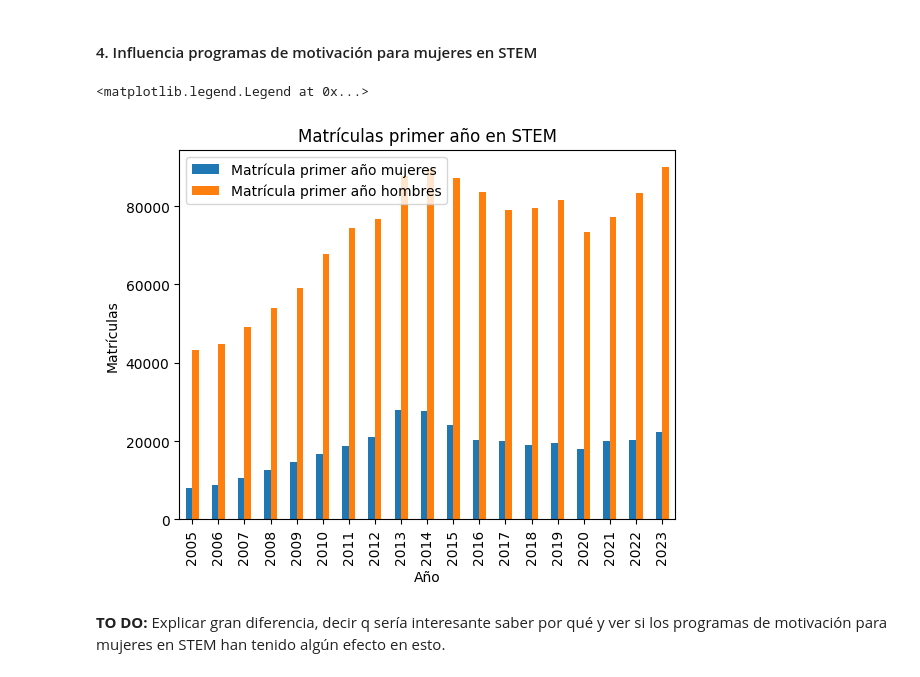
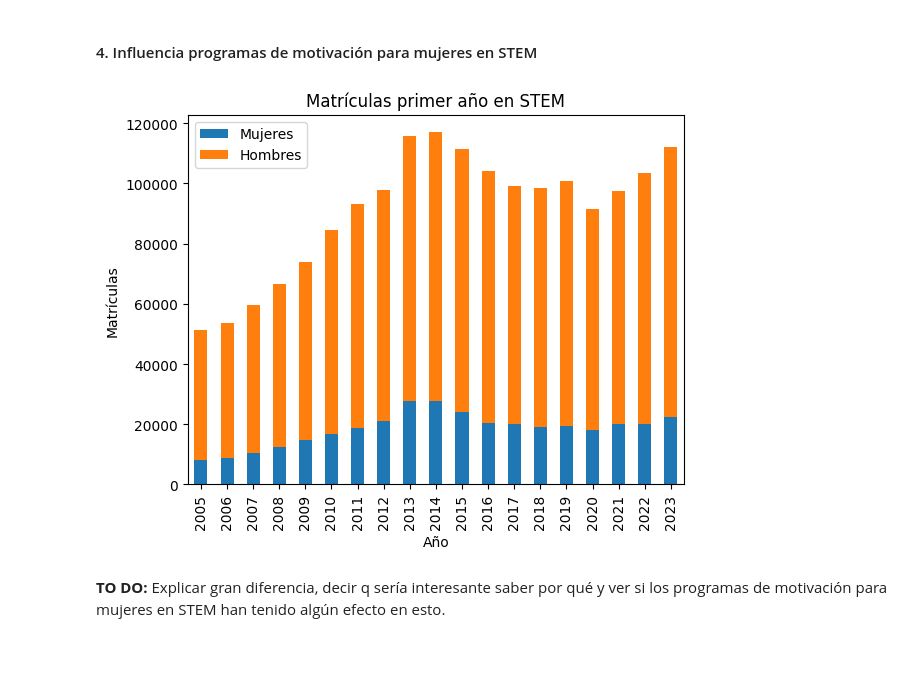
Before and after one commit to pabloskewes/proyecto-mineria-de-datos, a Jupyter notebook: hito1/exploracion.ipynb, the cells around one changed output. Cells and saved outputs as stored; diff of their text form; code cells hidden in the pictures.

```diff
--- a/hito1/exploracion.ipynb
+++ b/hito1/exploracion.ipynb
@@ -8,7 +10,7 @@ from wordcloud import WordCloud
 DATA_DIR = Path('../data').resolve()
 assert DATA_DIR.exists()
 # %%
-df = pd.read_excel(DATA_DIR / 'base_indices_2005-2023.xlsx', sheet_name='BaseINDICES_2005_2023')
+df = pd.read_excel('../data/base_indices_2005-2023.xlsx', sheet_name='BaseINDICES_2005_2023')
 # %%
 def calcular_matriculas_por_año(
     df: pd.DataFrame, columna_matricula: str | List[str]
@@ -271,17 +306,17 @@ Podemos ver que hay una clara aumento de matrículas de primer año en el año 2
 # %%
 matriculas_stem = calcular_matriculas_por_año(
     df[df["Area Conocimiento"] == "Tecnología"],
     ["Matrícula primer año mujeres", "Matrícula primer año hombres"],
 ).copy()
 matriculas_stem.index = matriculas_stem.index.year
-matriculas_stem.plot(label="Matrículas primer año en STEM", kind="bar")
+ax = matriculas_stem.plot(kind="bar", stacked=True)
 
 plt.xlabel("Año")
 plt.ylabel("Matrículas")
 plt.title("Matrículas primer año en STEM")
-plt.legend()
+plt.legend(["Mujeres", "Hombres"])  # Agrega leyenda para las categorías
+plt.show()
 # %% [output]
-<matplotlib.legend.Legend at 0x...>
-[figure, old version]
+[figure, new version]
 # %% [markdown]
 **TO DO:** Explicar gran diferencia, decir q sería interesante saber por qué y ver si los programas de motivación para mujeres en STEM han tenido algún efecto en esto.
```
Also changed, not shown: parts of 5 cells of this notebook.
